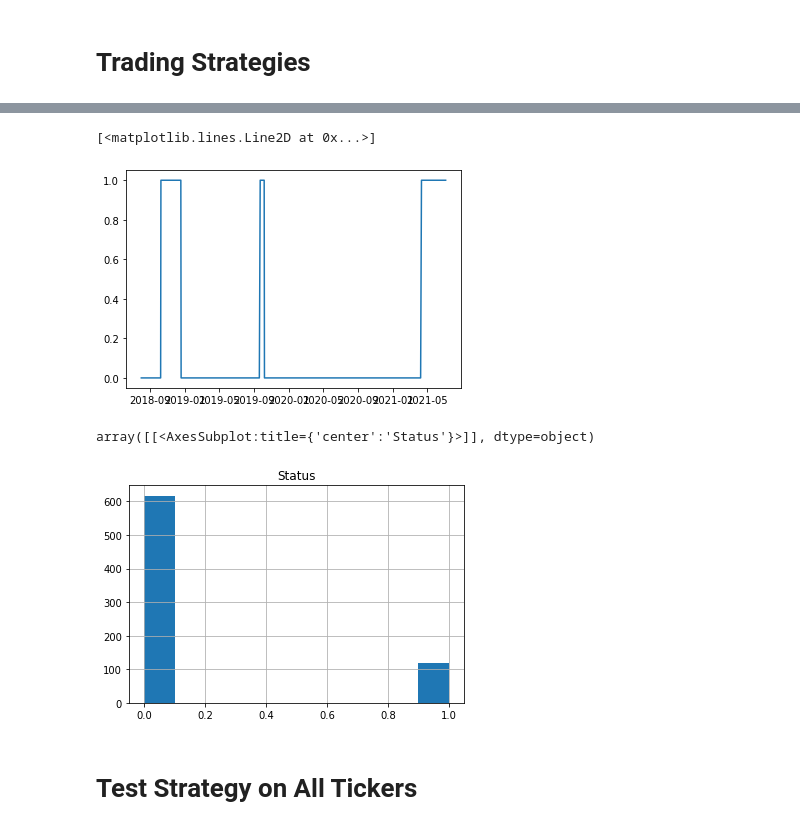
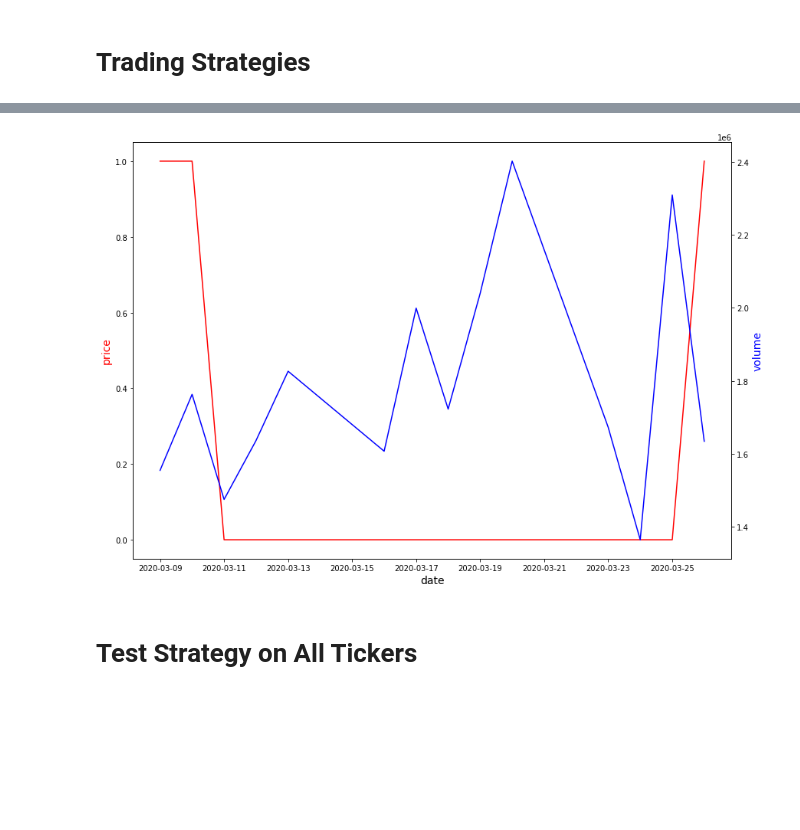
Before and after one commit to jareducherek/stock-analysis, a Jupyter notebook: notebooks/analyze_mongo.ipynb, the cells around one changed output, grey strips where cells are left out. Drawn from its saved outputs; the diff is of its cells as text; code cells hidden in the pictures; blank space fills up the shorter version.

Commit message:
init volume analysis

```diff
--- a/notebooks/analyze_mongo.ipynb
+++ b/notebooks/analyze_mongo.ipynb
@@ -201,13 +231,28 @@ plt.plot(price_history.index, price_history['Close'])
-# %%
-plt.plot(price_history.index, price_history['Status'])
-# %% [output]
-[<matplotlib.lines.Line2D at 0x...>]
-[figure, removed]
-# %%
-price_history.hist('Status')
-# %% [output]
-array([[<AxesSubplot:title={'center':'Status'}>]], dtype=object)
-[figure, removed]
+# %%
+mask = price_history['Status'].diff().abs()
+mask = mask.where(mask > 0).dropna()
+
+first_date = mask.index[0]
+last_date = mask.index[-1]
+# %%
+fig,ax = plt.subplots(figsize=(14,10))
+
+plot_df = price_history[first_date:last_date]
+
+# set x-axis label
+ax.set_xlabel("date",fontsize=14)
+# set y-axis label
+ax.set_ylabel("price",color="red",fontsize=14)
+plt.plot(plot_df.index, plot_df['Status'], color='red')
+
+
+ax2=ax.twinx()
+# make a plot with different y-axis using second axis object
+ax2.plot(plot_df.index, plot_df["Volume"], color="blue")
+ax2.set_ylabel("volume",color="blue",fontsize=14)
+plt.show()
+# %% [output]
+[figure, added]
 # %% [markdown]
 # Test Strategy on All Tickers
 # %%
```
Also changed, not shown: parts of 6 cells of this notebook.
